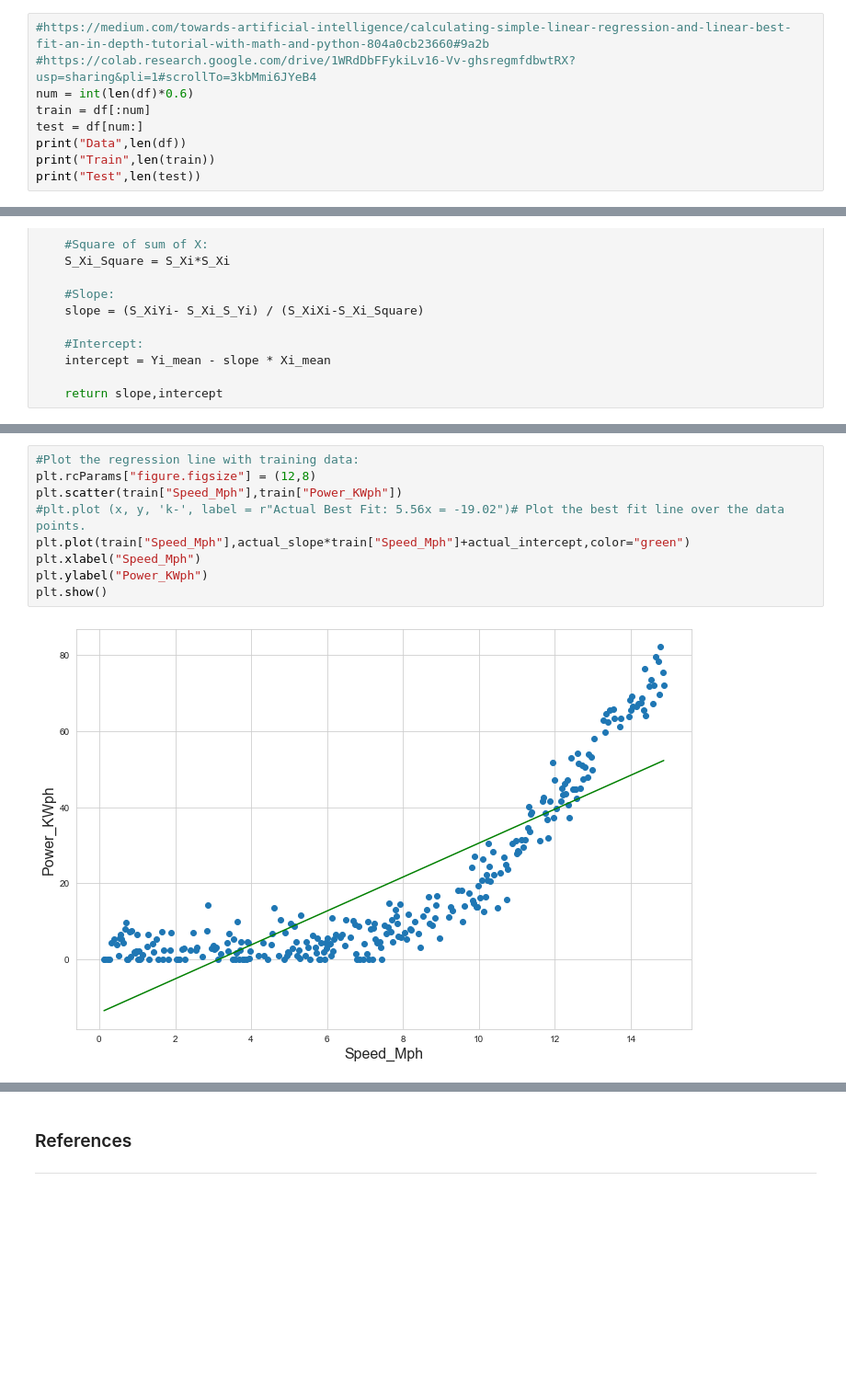
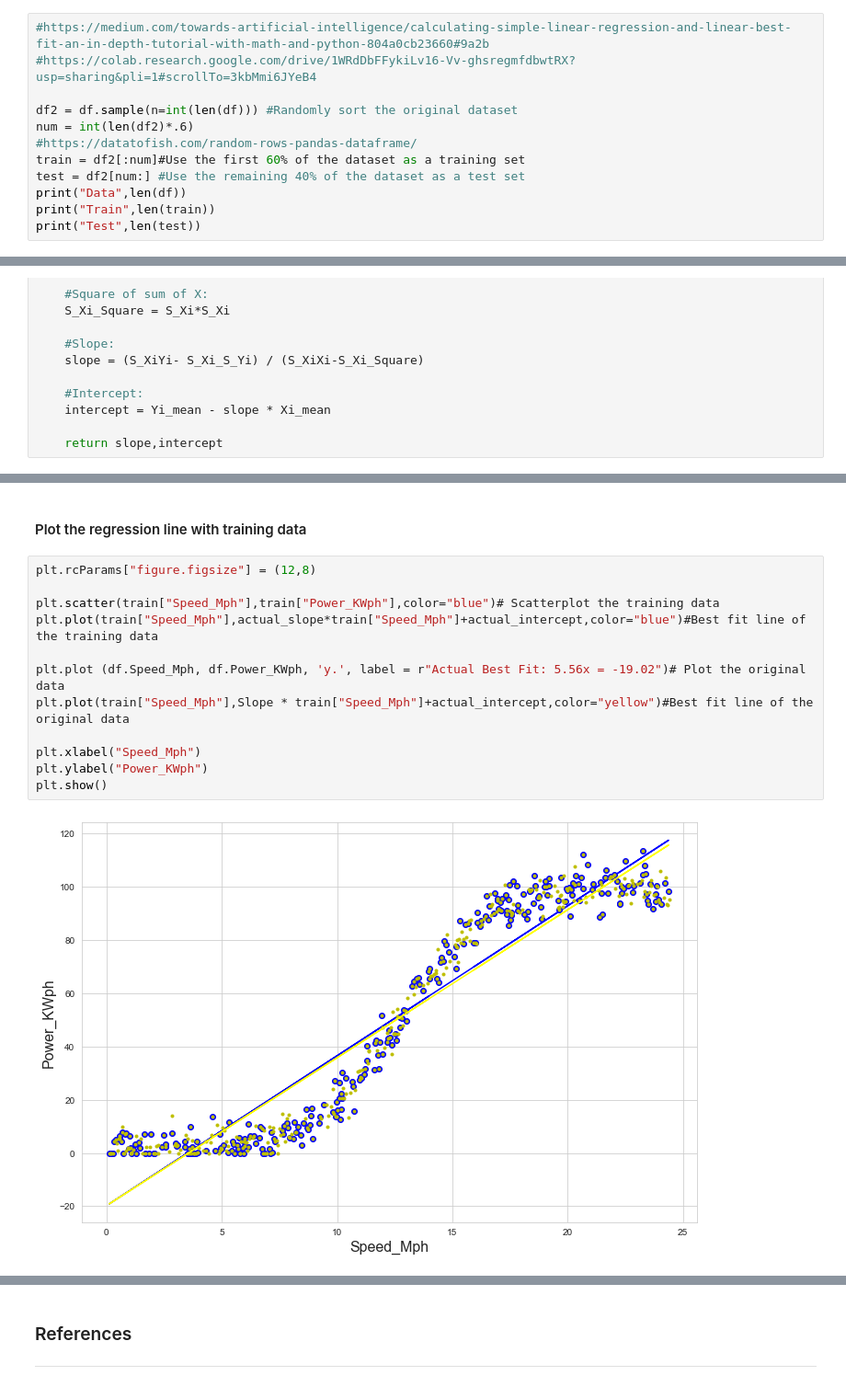
Before and after one commit to Fiona-600/Data-Analytics-2020-Project, a Jupyter notebook: Final Project 2020.ipynb, the cells around one changed output, grey strips where cells are left out. Shown at 92% size. Cells and saved outputs as stored; diff of their text form; blank space fills up the shorter version.

```diff
--- a/Final Project 2020.ipynb
+++ b/Final Project 2020.ipynb
@@ -538,9 +572,12 @@ The R2 value of Best Fit Line 3 is 90.0 %
 # %%
 #https://medium.com/towards-artificial-intelligence/calculating-simple-linear-regression-and-linear-best-fit-an-in-depth-tutorial-with-math-and-python-804a0cb23660#9a2b
 #https://colab.research.google.com/drive/1WRdDbFFykiLv16-Vv-ghsregmfdbwtRX?usp=sharing&pli=1#scrollTo=3kbMmi6JYeB4
-num = int(len(df)*0.6)
-train = df[:num]
-test = df[num:]
+
+df2 = df.sample(n=int(len(df))) #Randomly sort the original dataset
+num = int(len(df2)*.6)
+#https://datatofish.com/random-rows-pandas-dataframe/
+train = df2[:num]#Use the first 60% of the dataset as a training set
+test = df2[num:] #Use the remaining 40% of the dataset as a test set
 print("Data",len(df))
 print("Train",len(train))
 print("Test",len(test))
@@ -617,11 +654,16 @@ Intercept:  -14.114603269820424
+# %% [markdown]
+#### Plot the regression line with training data
 # %%
-#Plot the regression line with training data:
 plt.rcParams["figure.figsize"] = (12,8)
-plt.scatter(train["Speed_Mph"],train["Power_KWph"])
-#plt.plot (x, y, 'k-', label = r"Actual Best Fit: 5.56x = -19.02")# Plot the best fit line over the data points.
-plt.plot(train["Speed_Mph"],actual_slope*train["Speed_Mph"]+actual_intercept,color="green")
+
+plt.scatter(train["Speed_Mph"],train["Power_KWph"],color="blue")# Scatterplot the training data
+plt.plot(train["Speed_Mph"],actual_slope*train["Speed_Mph"]+actual_intercept,color="blue")#Best fit line of the training data
+
+plt.plot (df.Speed_Mph, df.Power_KWph, 'y.', label = r"Actual Best Fit: 5.56x = -19.02")# Plot the original data
+plt.plot(train["Speed_Mph"],Slope * train["Speed_Mph"]+actual_intercept,color="yellow")#Best fit line of the original data
+
 plt.xlabel("Speed_Mph")
 plt.ylabel("Power_KWph")
 plt.show()
 # %% [output]
-[figure, old version]
+[figure, new version]
```
Also changed, not shown: parts of 31 cells of this notebook.
